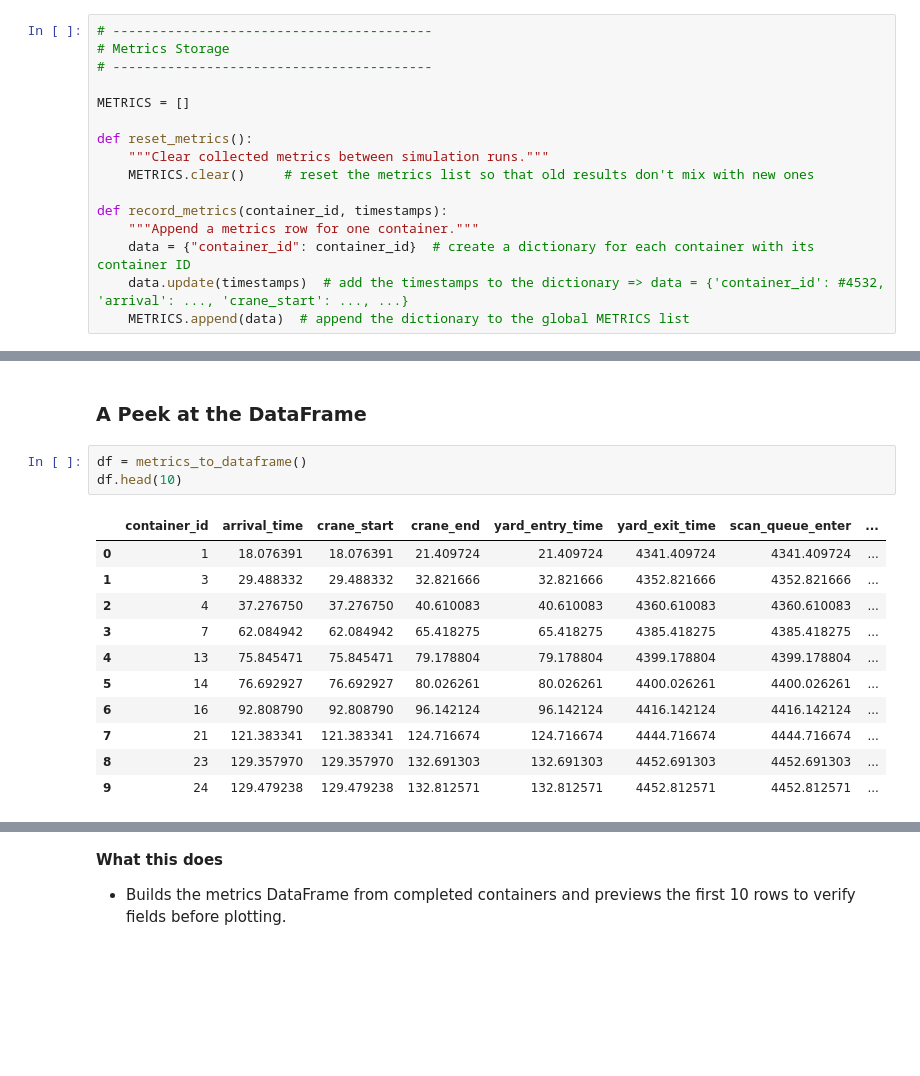
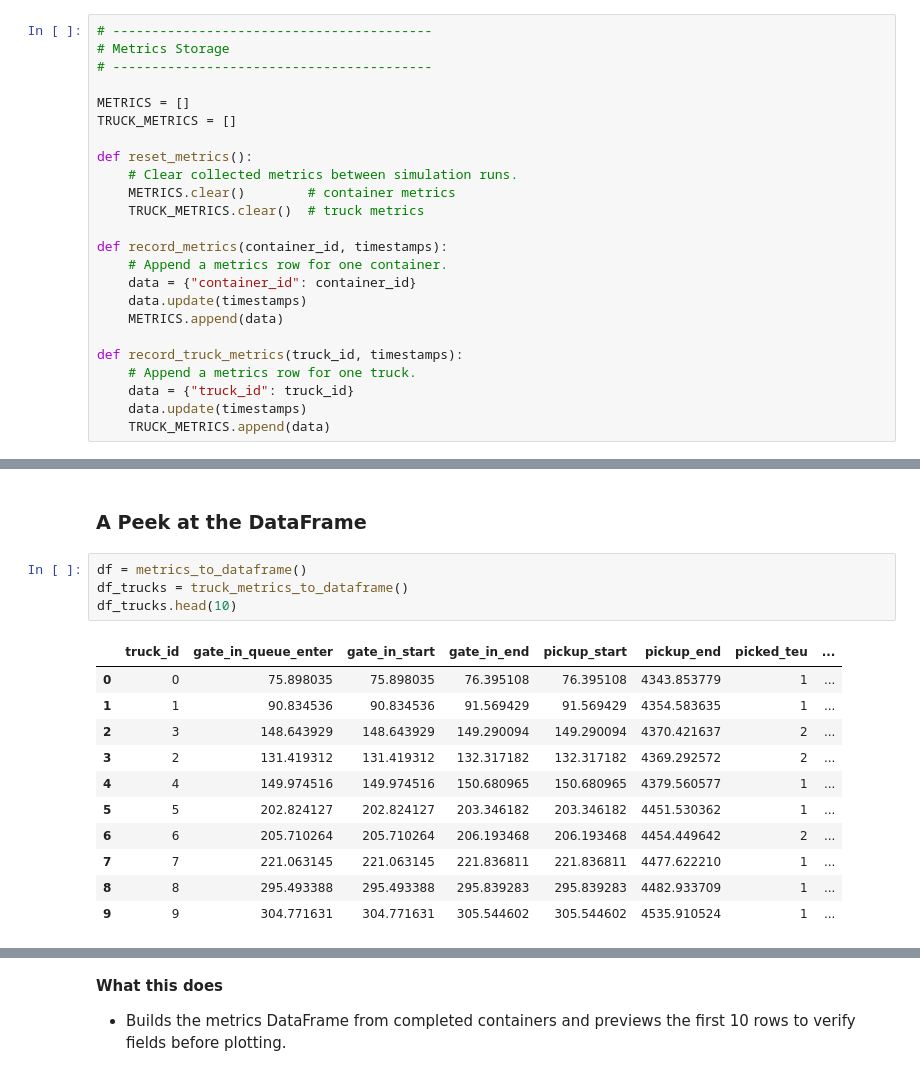
Before and after one commit to NkanyeziNgobese/PortSimulation, a Jupyter notebook: durban_port_simulation.ipynb, the cells around one changed output, grey strips where cells are left out. Cells and saved outputs as stored; diff of their text form; blank space fills up the shorter version.

```diff
--- a/durban_port_simulation.ipynb
+++ b/durban_port_simulation.ipynb
@@ -95,16 +165,24 @@ These variables make the model easy to modify once we begin optimisation experim
 # -----------------------------------------
 
 METRICS = []
+TRUCK_METRICS = []
 
 def reset_metrics():
-    """Clear collected metrics between simulation runs."""
-    METRICS.clear()     # reset the metrics list so that old results don't mix with new ones
+    # Clear collected metrics between simulation runs.
+    METRICS.clear()        # container metrics
+    TRUCK_METRICS.clear()  # truck metrics
 
 def record_metrics(container_id, timestamps):
-    """Append a metrics row for one container."""
-    data = {"container_id": container_id}  # create a dictionary for each container with its container ID
-    data.update(timestamps)  # add the timestamps to the dictionary => data = {'container_id': #4532, 'arrival': ..., 'crane_start': ..., ...}
-    METRICS.append(data)  # append the dictionary to the global METRICS list
+    # Append a metrics row for one container.
+    data = {"container_id": container_id}
+    data.update(timestamps)
+    METRICS.append(data)
+
+def record_truck_metrics(truck_id, timestamps):
+    # Append a metrics row for one truck.
+    data = {"truck_id": truck_id}
+    data.update(timestamps)
+    TRUCK_METRICS.append(data)
 # %% [markdown]
 **What this does**
 - Holds a global `METRICS` list for all container records.
@@ -322,16 +559,17 @@ def metrics_to_dataframe():
 ### A Peek at the DataFrame
 # %%
 df = metrics_to_dataframe()
-df.head(10)
+df_trucks = truck_metrics_to_dataframe()
+df_trucks.head(10)
 # %% [output]
-|  | container_id | arrival_time | crane_start | crane_end | yard_entry_time | yard_exit_time | scan_queue_enter | ... |
-| 0 | 1 | 18.076391 | 18.076391 | 21.409724 | 21.409724 | 4341.409724 | 4341.409724 | ... |
-| 1 | 3 | 29.488332 | 29.488332 | 32.821666 | 32.821666 | 4352.821666 | 4352.821666 | ... |
-| 2 | 4 | 37.276750 | 37.276750 | 40.610083 | 40.610083 | 4360.610083 | 4360.610083 | ... |
-| 3 | 7 | 62.084942 | 62.084942 | 65.418275 | 65.418275 | 4385.418275 | 4385.418275 | ... |
-| 4 | 13 | 75.845471 | 75.845471 | 79.178804 | 79.178804 | 4399.178804 | 4399.178804 | ... |
-| 5 | 14 | 76.692927 | 76.692927 | 80.026261 | 80.026261 | 4400.026261 | 4400.026261 | ... |
-| 6 | 16 | 92.808790 | 92.808790 | 96.142124 | 96.142124 | 4416.142124 | 4416.142124 | ... |
-| 7 | 21 | 121.383341 | 121.383341 | 124.716674 | 124.716674 | 4444.716674 | 4444.716674 | ... |
-| 8 | 23 | 129.357970 | 129.357970 | 132.691303 | 132.691303 | 4452.691303 | 4452.691303 | ... |
-| 9 | 24 | 129.479238 | 129.479238 | 132.812571 | 132.812571 | 4452.812571 | 4452.812571 | ... |
+|  | truck_id | gate_in_queue_enter | gate_in_start | gate_in_end | pickup_start | pickup_end | picked_teu | ... |
+| 0 | 0 | 75.898035 | 75.898035 | 76.395108 | 76.395108 | 4343.853779 | 1 | ... |
+| 1 | 1 | 90.834536 | 90.834536 | 91.569429 | 91.569429 | 4354.583635 | 1 | ... |
+| 2 | 3 | 148.643929 | 148.643929 | 149.290094 | 149.290094 | 4370.421637 | 2 | ... |
+| 3 | 2 | 131.419312 | 131.419312 | 132.317182 | 132.317182 | 4369.292572 | 2 | ... |
+| 4 | 4 | 149.974516 | 149.974516 | 150.680965 | 150.680965 | 4379.560577 | 1 | ... |
+| 5 | 5 | 202.824127 | 202.824127 | 203.346182 | 203.346182 | 4451.530362 | 1 | ... |
+| 6 | 6 | 205.710264 | 205.710264 | 206.193468 | 206.193468 | 4454.449642 | 2 | ... |
+| 7 | 7 | 221.063145 | 221.063145 | 221.836811 | 221.836811 | 4477.622210 | 1 | ... |
+| 8 | 8 | 295.493388 | 295.493388 | 295.839283 | 295.839283 | 4482.933709 | 1 | ... |
+| 9 | 9 | 304.771631 | 304.771631 | 305.544602 | 305.544602 | 4535.910524 | 1 | ... |
```
Also changed, not shown: parts of 17 cells of this notebook, 22 other files.
